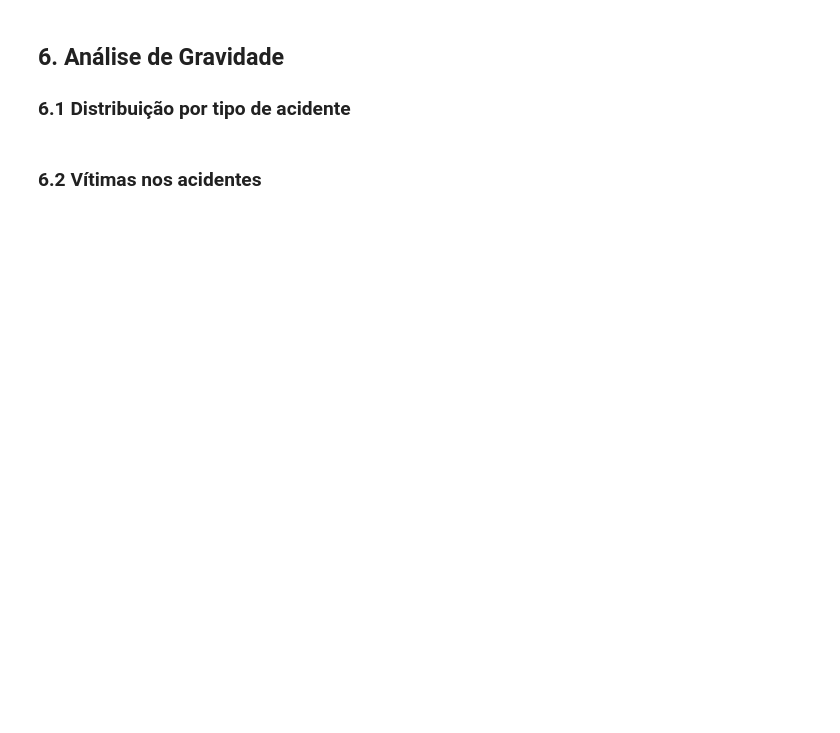
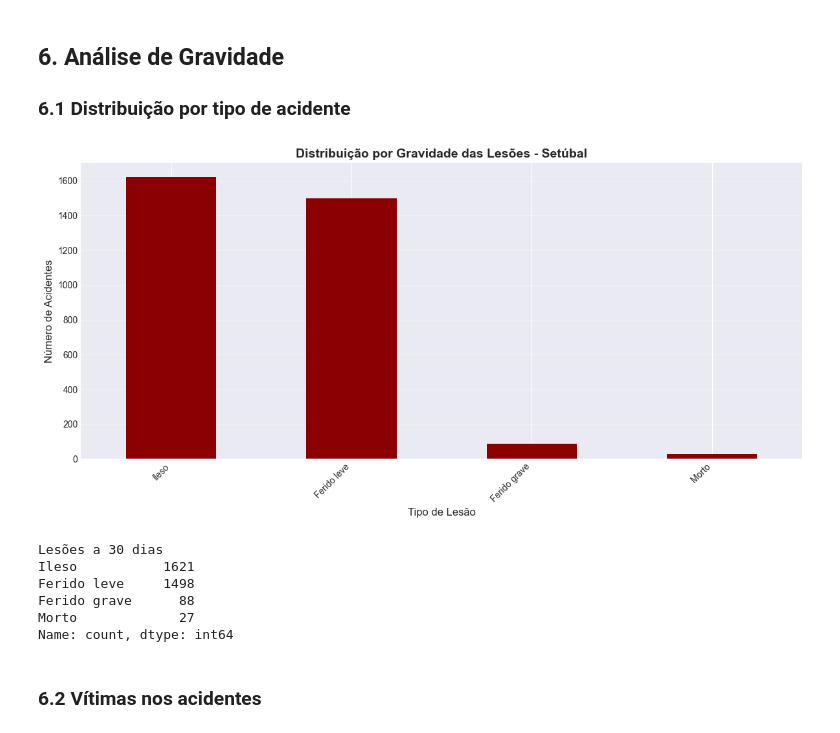
Before and after one commit to SalvaFerreira/PACD2, a Jupyter notebook: analise_setubal.ipynb, the cells around one changed output. Saved outputs shown, nothing was run; the diff lists cells and outputs as text; code cells hidden in the pictures; blank space fills up the shorter version.

```diff
--- a/analise_setubal.ipynb
+++ b/analise_setubal.ipynb
@@ -210,21 +286,31 @@ if 'TIPO_VIA' in df_setubal.columns:
 
 ### 6.1 Distribuição por tipo de acidente
 # %%
-# Tipo de acidente / Gravidade
-if 'NATUREZA_ACIDENTE' in df_setubal.columns:
-    natureza = df_setubal['NATUREZA_ACIDENTE'].value_counts()
+# Tipo de acidente / Gravidade (usando a coluna Lesões a 30 dias)
+if 'Lesões a 30 dias' in df_setubal.columns:
+    lesoes = df_setubal['Lesões a 30 dias'].value_counts()
 
     fig, ax = plt.subplots(figsize=(12, 6))
-    natureza.plot(kind='bar', ax=ax, color='darkred')
-    ax.set_title('Distribuição por Natureza do Acidente - Setúbal', fontsize=14, fontweight='bold')
-    ax.set_xlabel('Natureza', fontsize=12)
+    lesoes.plot(kind='bar', ax=ax, color='darkred')
+    ax.set_title('Distribuição por Gravidade das Lesões - Setúbal', fontsize=14, fontweight='bold')
+    ax.set_xlabel('Tipo de Lesão', fontsize=12)
     ax.set_ylabel('Número de Acidentes', fontsize=12)
     ax.grid(axis='y', alpha=0.3)
     plt.xticks(rotation=45, ha='right')
     plt.tight_layout()
     plt.show()
 
-    print(natureza)
+    print(lesoes)
+else:
+    print("⚠️ Coluna 'Lesões a 30 dias' não encontrada no dataset")
+# %% [output]
+[figure, added]
+Lesões a 30 dias
+Ileso           1621
+Ferido leve     1498
+Ferido grave      88
+Morto             27
+Name: count, dtype: int64
 # %% [markdown]
 ### 6.2 Vítimas nos acidentes
 # %%
```
Also changed, not shown: parts of 19 cells of this notebook.
